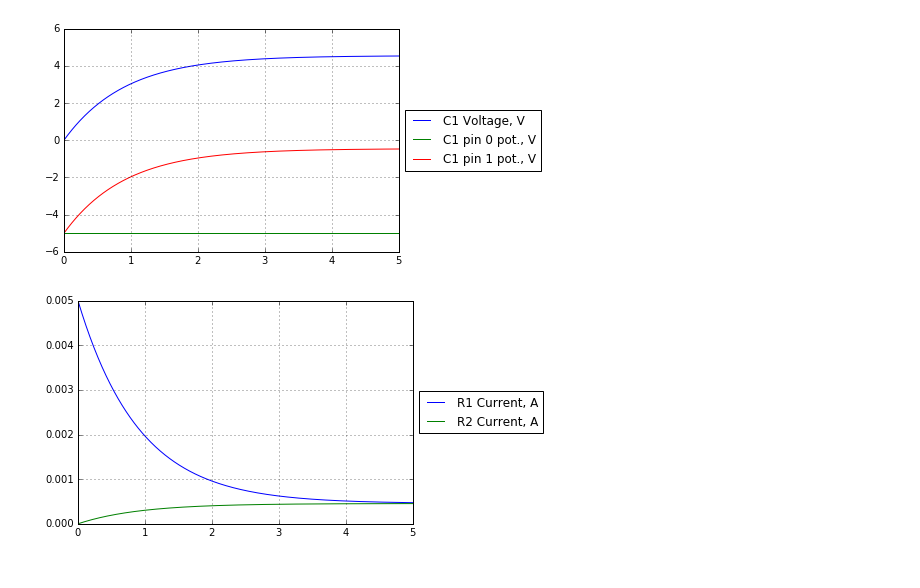
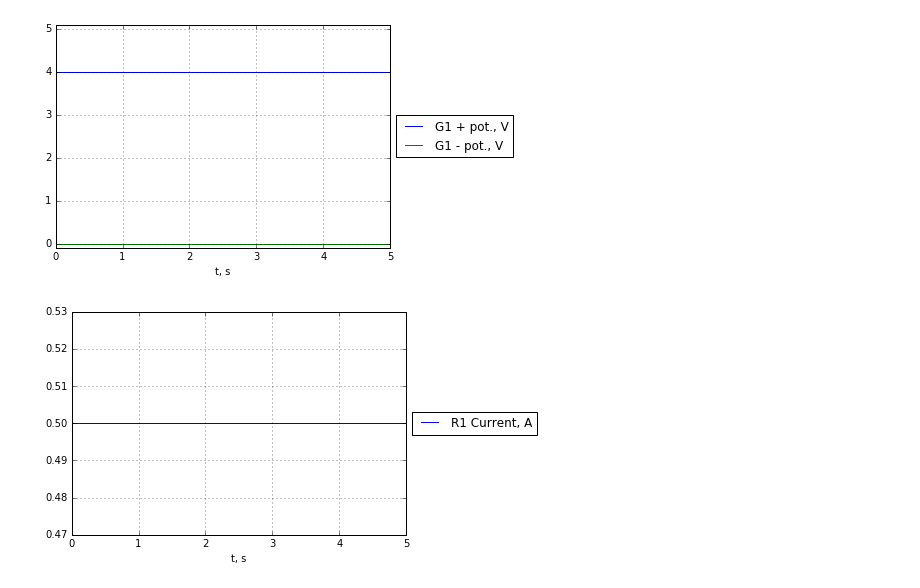
Before and after one commit to uranix/simple-circuit-sim, a Jupyter notebook: Circuit.ipynb, the cells around one changed output. Cells and saved outputs as stored; diff of their text form; code cells hidden in the pictures.

```diff
--- a/Circuit.ipynb
+++ b/Circuit.ipynb
@@ -49,12 +0,0 @@ class Emf(Element):
-# %%
-class Resistor(Element):
-    def __init__(self, name=None, R=100):
-        self.R = R
-        super(Resistor, self).__init__(name, 2)
-    def __repr__(self):
-        title = 'Resistor ' + self.name if self.name else 'Unnamed resistor'
-        return title + ' with R=%g Ohm' % (self.R)
-    def law(self, t):
-        eq1 = self[1].V - self[0].V + self[0].I * self.R
-        eq2 = self[0].I + self[1].I
-        return np.array([eq1, eq2])
@@ -327,0 +7,10 @@ Elapsed simulation time: 0.017847261973656714 seconds.
+# %%
+G1 = Emf("G1", E=5, r=2)
+R1 = Resistor("R1", R=8)
+GND = Ground("GND")
+
+c = Circuit("Simple1")
+c.connect(G1.Plus, R1.Pin0)
+c.connect(G1.Minus, R1.Pin1)
+c.connect(GND.Pin, G1.Minus)
+c.simulate(5, verbose=True, test_jac_args=None)
@@ -328,18 +35,16 @@ Elapsed simulation time: 0.017847261973656714 seconds.
 # %%
-import matplotlib.pyplot as plt
-%matplotlib inline
-
-plt.plot(c.T, C1.Voltage.Q, label='C1 Voltage, V')
-plt.plot(c.T, C1[0].V, label='C1 pin 0 pot., V')
-plt.plot(c.T, C1[1].V, label='C1 pin 1 pot., V')
+plt.plot(c.T, G1.Plus.V, label='G1 + pot., V')
+plt.plot(c.T, G1.Minus.V, label='G1 - pot., V')
+plt.xlabel('t, s')
+plt.ylim(-0.1, 5.1)
 plt.legend(loc='center left', bbox_to_anchor=((1, 0.5)))
 plt.grid()
 plt.figure()
-plt.plot(c.T, R1[0].I, label='R1 Current, A')
-plt.plot(c.T, R2[1].I, label='R2 Current, A')
+plt.plot(c.T, R1.Pin0.I, label='R1 Current, A')
 plt.legend(loc='center left', bbox_to_anchor=((1, 0.5)))
+plt.xlabel('t, s')
 plt.grid()
 plt.show()
 # %% [output]
-[figure, old version]
+[figure, new version]
-[figure, old version]
+[figure, new version]
```
Also changed, not shown: parts of 27 cells of this notebook, 3 other files.
